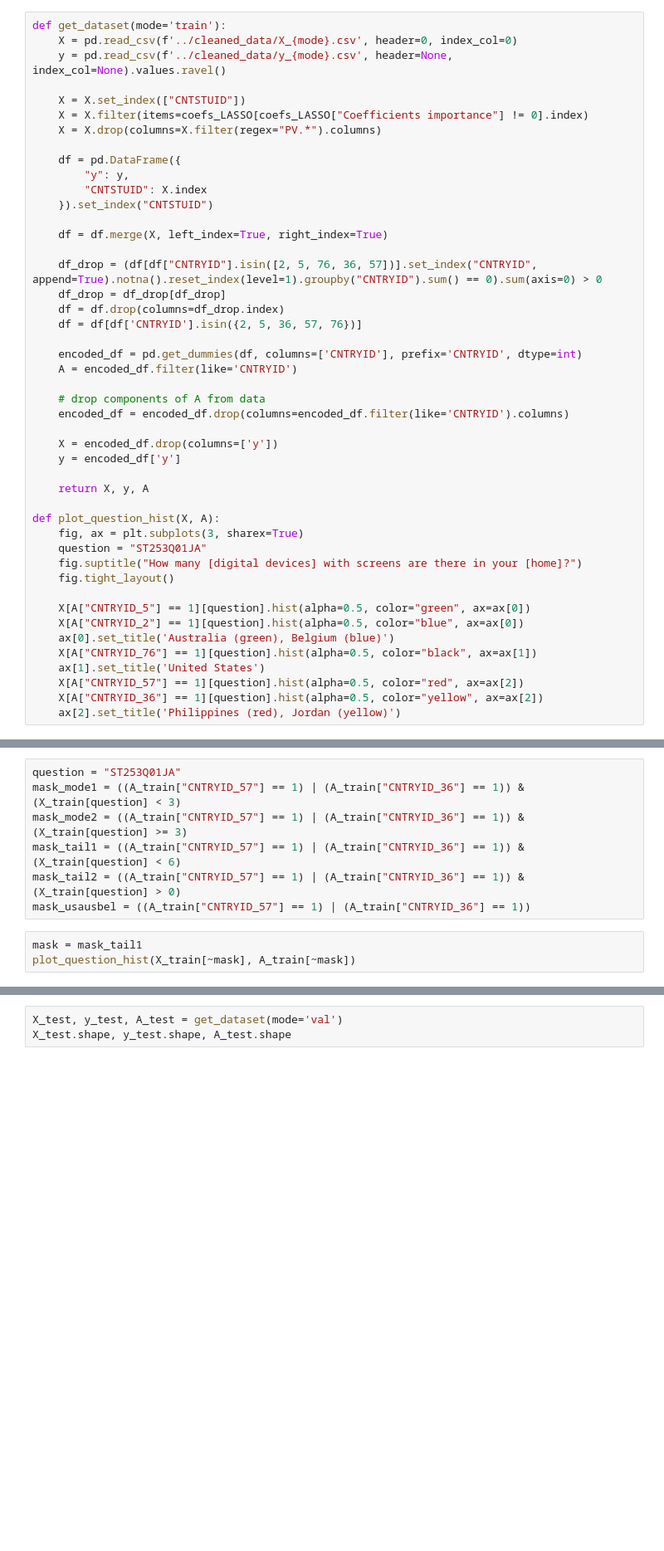
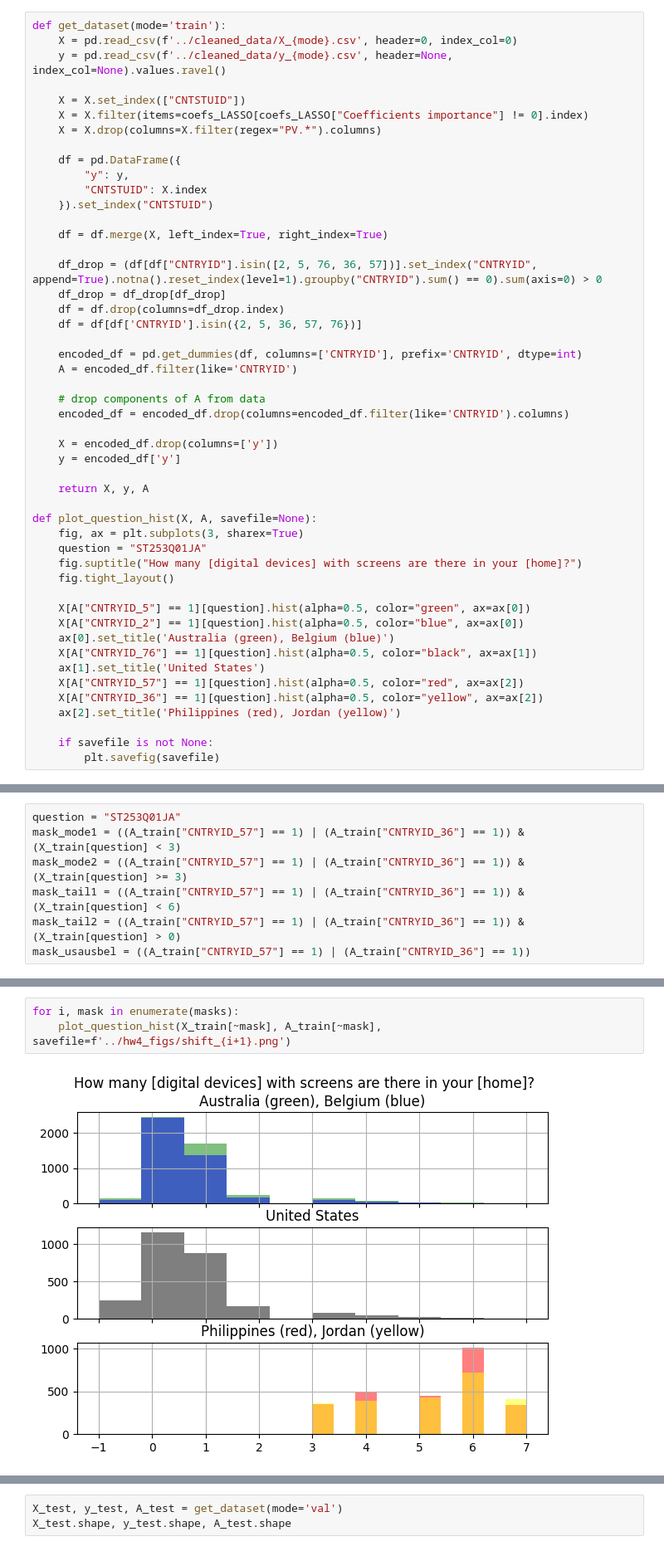
Before and after one commit to GatiAher/pisa_oecd_analysis, a Jupyter notebook: notebooks/anchor_regression.ipynb, the cells around one changed output, grey strips where cells are left out. Shown at 83% size. Saved outputs shown, nothing was run; the diff lists cells and outputs as text; blank space fills up the shorter version.

```diff
--- a/notebooks/anchor_regression.ipynb
+++ b/notebooks/anchor_regression.ipynb
@@ -69,7 +69,7 @@ def get_dataset(mode='train'):
 
     return X, y, A
 
-def plot_question_hist(X, A):
+def plot_question_hist(X, A, savefile=None):
     fig, ax = plt.subplots(3, sharex=True)
     question = "ST253Q01JA"
     fig.suptitle("How many [digital devices] with screens are there in your [home]?")
@@ -83,6 +83,9 @@ def plot_question_hist(X, A):
     X[A["CNTRYID_57"] == 1][question].hist(alpha=0.5, color="red", ax=ax[2])
     X[A["CNTRYID_36"] == 1][question].hist(alpha=0.5, color="yellow", ax=ax[2])
     ax[2].set_title('Philippines (red), Jordan (yellow)')
+
+    if savefile is not None:
+        plt.savefig(savefile)
 # %%
 X_train, y_train, A_train = get_dataset(mode='train')
 X_train.shape, y_train.shape, A_train.shape
@@ -99,6 +102,3 @@ mask_mode2 = ((A_train["CNTRYID_57"] == 1) | (A_train["CNTRYID_36"] == 1)) & (X_
 mask_tail1 = ((A_train["CNTRYID_57"] == 1) | (A_train["CNTRYID_36"] == 1)) & (X_train[question] < 6)
 mask_tail2 = ((A_train["CNTRYID_57"] == 1) | (A_train["CNTRYID_36"] == 1)) & (X_train[question] > 0)
 mask_usausbel = ((A_train["CNTRYID_57"] == 1) | (A_train["CNTRYID_36"] == 1))
-# %%
-mask = mask_tail1
-plot_question_hist(X_train[~mask], A_train[~mask])
@@ -106,0 +105,5 @@ plot_question_hist(X_train[~mask], A_train[~mask])
+# %%
+for i, mask in enumerate(masks):
+    plot_question_hist(X_train[~mask], A_train[~mask], savefile=f'../hw4_figs/shift_{i+1}.png')
+# %% [output]
+[figure, added]
```
Also changed, not shown: parts of 5 cells of this notebook, 12 other files.
